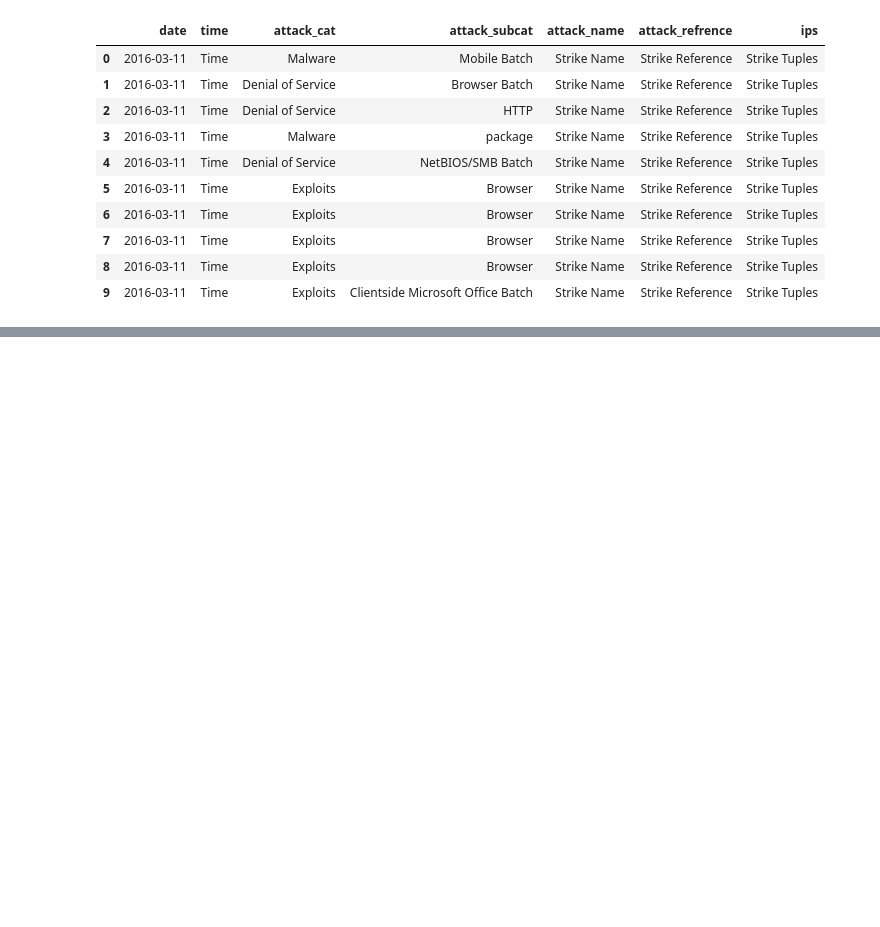
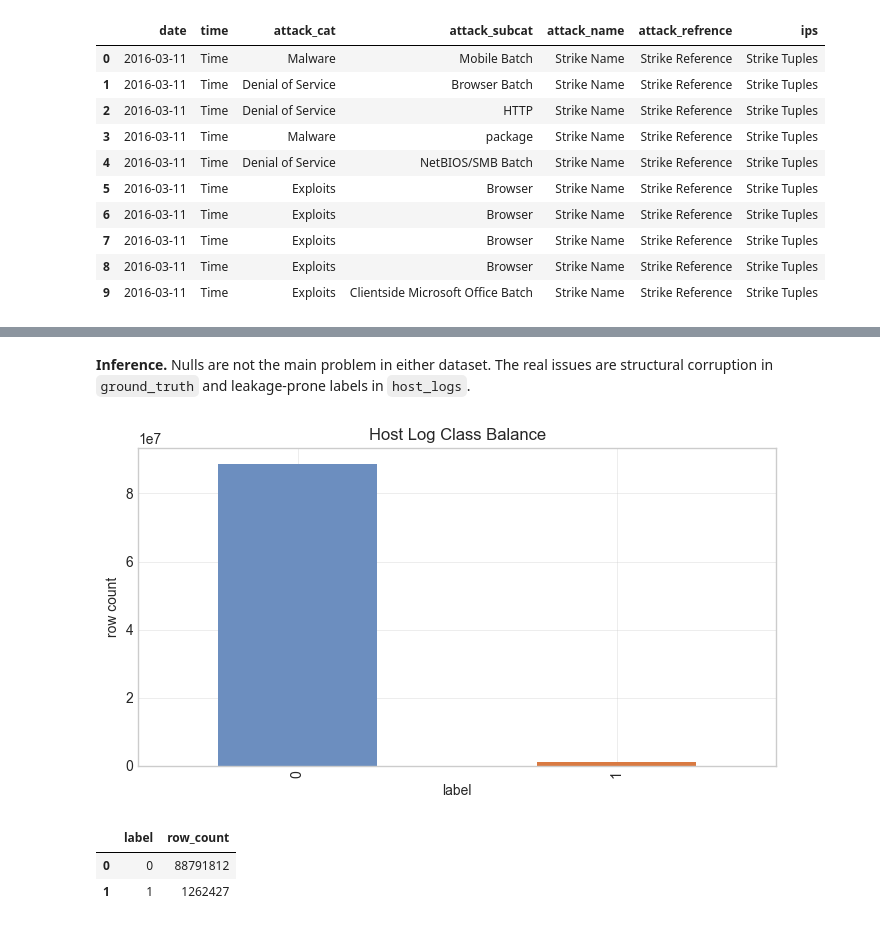
Before and after one commit to harrishdhaithya/anomaly-detection-xai, a Jupyter notebook: notebook/Anomaly_Detection.ipynb, the cells around one changed output, grey strips where cells are left out. Saved outputs shown, nothing was run; the diff lists cells and outputs as text; code cells hidden in the pictures; blank space fills up the shorter version.

```diff
--- a/notebook/Anomaly_Detection.ipynb
+++ b/notebook/Anomaly_Detection.ipynb
@@ -26,6 +33,9 @@ def ensure_package(import_name, pip_name=None):
 IS_COLAB = running_in_colab()
 duckdb = ensure_package("duckdb")
 pd = ensure_package("pandas")
+matplotlib = ensure_package("matplotlib")
+import matplotlib.pyplot as plt
+plt.style.use("seaborn-v0_8-whitegrid")
 con = duckdb.connect()
 
 
@@ -33,10 +43,29 @@ def query_df(query):
     return con.sql(query).df()
 
 
+def null_rate_table(table_ref, dataset_name, columns):
+    statements = [
+        f"SELECT '{dataset_name}' AS dataset, '{column}' AS column_name, count(*) FILTER (WHERE {column} IS NULL) AS null_count, count(*) AS row_count FROM {table_ref}"
+        for column in columns
+    ]
+    df = query_df("\nUNION ALL\n".join(statements))
+    df["null_rate_pct"] = (100.0 * df["null_count"] / df["row_count"]).round(4)
+    return df.sort_values(["dataset", "column_name"]).reset_index(drop=True)
+
+
+def distinct_count_table(table_ref, features):
+    statements = [
+        f"SELECT '{label}' AS feature, count(DISTINCT {expr}) AS distinct_count FROM {table_ref}"
+        for label, expr in features
+    ]
+    return query_df("\nUNION ALL\n".join(statements))
+
+
 print(f"Running in Colab: {IS_COLAB}")
 print(f"Python executable: {sys.executable}")
 print(f"DuckDB version: {duckdb.__version__}")
 print(f"Pandas version: {pd.__version__}")
+print(f"Matplotlib version: {matplotlib.__version__}")
 # %% [output]
 Running in Colab: False
 Python executable: /Users/harrish/Desktop/practicum/.venv/bin/python
@@ -241,0 +1009,21 @@ query_df(f"SELECT * FROM '{ground_truth}' WHERE time = 'Time' LIMIT 10")
+# %% [markdown]
+**Inference.** Nulls are not the main problem in either dataset. The real issues are structural corruption in `ground_truth` and leakage-prone labels in `host_logs`.
+# %%
+class_balance_df = query_df(f"""
+SELECT CAST(label AS VARCHAR) AS label, count(*) AS row_count
+FROM '{host_logs}'
+GROUP BY 1
+ORDER BY 1
+""")
+ax = class_balance_df.plot(kind="bar", x="label", y="row_count", figsize=(7, 4), legend=False, color=["#6c8ebf", "#d97a42"])
+ax.set_title("Host Log Class Balance")
+ax.set_xlabel("label")
+ax.set_ylabel("row count")
+plt.tight_layout()
+plt.show()
+class_balance_df
+# %% [output]
+[figure, added]
+|  | label | row_count |
+| 0 | 0 | 88791812 |
+| 1 | 1 | 1262427 |
```
Also changed, not shown: parts of 124 cells of this notebook, 15 other files.
